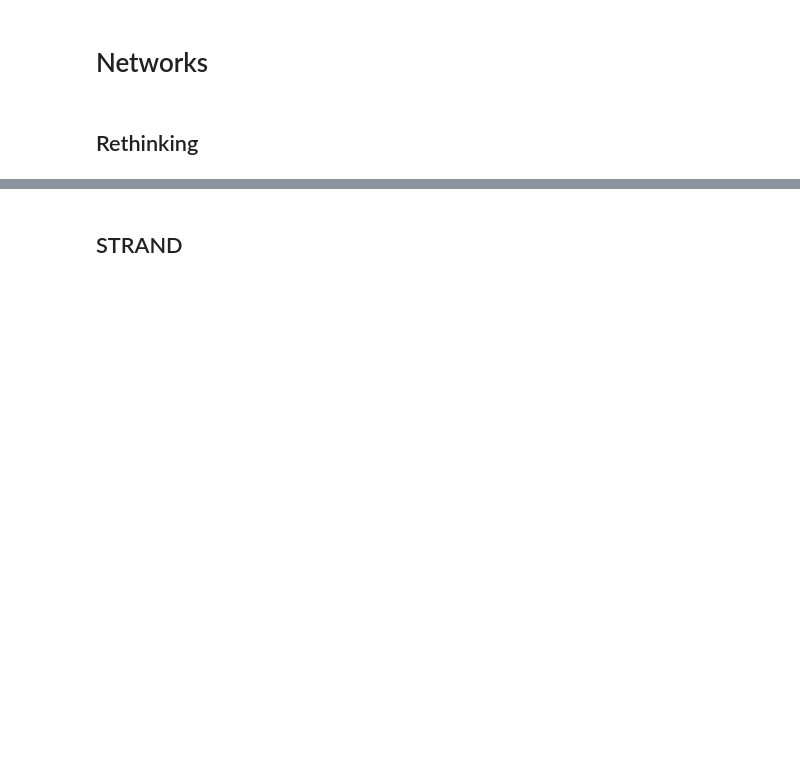
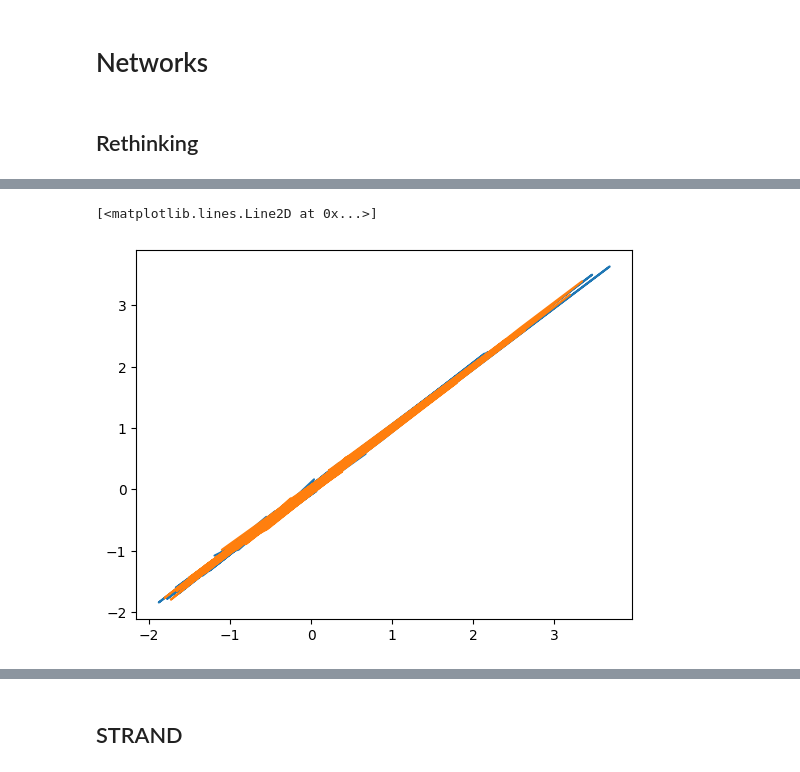
Before and after one commit to BGN-for-ASNA/BI, a Jupyter notebook: bi/honnor/honnor mode.ipynb, the cells around one changed output, grey strips where cells are left out. Cells and saved outputs as stored; diff of their text form; code cells hidden in the pictures; blank space fills up the shorter version.

```diff
--- a/bi/honnor/honnor mode.ipynb
+++ b/bi/honnor/honnor mode.ipynb
@@ -1203,7 +717,7 @@ Sigma = jnp.diag(sigmas) @ Rho @ jnp.diag(sigmas)
 
 N_cafes = 20
 seed = random.PRNGKey(5)  # used to replicate example
-vary_effects = sample.multivariatenormal(Mu, Sigma, sample_shape=(N_cafes,))
+vary_effects = bi.dist.multivariatenormal(Mu, Sigma, shape=(N_cafes,), sample = True)
 a_cafe = vary_effects[:, 0]
 b_cafe = vary_effects[:, 1]
 
@@ -1213,7 +727,7 @@ afternoon = jnp.tile(jnp.arange(2), N_visits * N_cafes // 2)
 cafe_id = jnp.repeat(jnp.arange(N_cafes), N_visits)
 mu = a_cafe[cafe_id] + b_cafe[cafe_id] * afternoon
 sigma = 0.5  # std dev within cafes
-wait = sample.normal(mu, sigma)
+wait = dist.normal(mu, sigma, sample = True)
 d = pd.DataFrame(dict(cafe=cafe_id, afternoon=afternoon, wait=wait))
 # %%
 # import data ------------------------------------------------
@@ -1471,10 +985,11 @@ from numpyro.diagnostics import effective_sample_size, print_summary
 from numpyro.infer import MCMC, NUTS, Predictive
 def model(N_households, N, did, hidA, hidB, giftsAB, giftsBA, link=False):
     # gr matrix of varying effects
-    Rho_gr = numpyro.sample("Rho_gr", dist.LKJ(2, 4))
-    sigma_gr = numpyro.sample("sigma_gr", dist.Exponential(1).expand([2]))
+    Rho_gr = dist.LKJ(2, 4, nanme = "Rho_gr")
+    sigma_gr = dist.Exponential(1, shape = [2], name = "sigma_gr")
     cov = jnp.outer(sigma_gr, sigma_gr) * Rho_gr
-    gr = numpyro.sample("gr", dist.MultivariateNormal(0, cov).expand([N_households]))
+    gr = bi.random_centered(sigma_gr, Rho_gr, )
+    numpyro.sample("gr", dist.MultivariateNormal(0, cov).expand([N_households]))
 
     # dyad effects
     z = numpyro.sample("z", dist.Normal(0, 1).expand([2, N]))
@@ -1589,34 +1104,35 @@ kl_data = dict(
     giftsAB=kl_dyads.giftsAB.values,
     giftsBA=kl_dyads.giftsBA.values,
 )
-m.data = kl_data
+m.data_on_model = kl_data
 
 def model(N_households, N, did, hidA, hidB, giftsAB, giftsBA, link=False):
     # gr matrix of varying effects
-    Rho_gr = lkj("Rho_gr", [], 2, 4)
-    sigma_gr = exponential("sigma_gr", [2], 1)
+    Rho_gr = dist.lkj(2, 4, name = "Rho_gr")
+    sigma_gr = dist.exponential( 1, shape = [2], name = "sigma_gr")
     cov = jnp.outer(sigma_gr, sigma_gr) * Rho_gr
-    gr = multivariatenormal("gr", [N_households], 0, cov)
+    gr = dist.multivariatenormal(0, cov, name = "gr", shape = [N_households])
 
     # dyad effects
-    z = normal("z",[2, N], 0, 1)
-    L_Rho_d = lkjcholesky("L_Rho_d",[], 2, 8)
-    sigma_d = exponential("sigma_d",[1], 1)
+    z = dist.normal(0, 1, name = 'z', shape = [2, N])
+    L_Rho_d = dist.lkjcholesky(2, 8, name = "L_Rho_d")
+    sigma_d = dist.exponential(1, name = "sigma_d", shape = [1])
     d = numpyro.deterministic(
         "d", ((jnp.repeat(sigma_d, 2)[..., None] * L_Rho_d) @ z).T
     )
 
-    a = normal('a', [1], 0, 1)
-    lambdaAB = jnp.exp(a + gr[hidA, 0] + gr[hidB, 1] + d[did, 0])
-    lambdaBA = jnp.exp(a + gr[hidB, 0] + gr[hidA, 1] + d[did, 1])
-    sample("giftsAB", Poisson(lambdaAB), obs=giftsAB)
-    sample("giftsBA", Poisson(lambdaBA), obs=giftsBA)
+    a = dist.normal(0, 1, name = 'a')
+    lambdaAB = jnp.exp(a + gr[hidA, 0] + gr[hidB, 1] + d[:, 0])
+    lambdaBA = jnp.exp(a + gr[hidB, 0] + gr[hidA, 1] + d[:, 1])
+    lk("giftsAB", Poisson(lambdaAB), obs=giftsAB)
+    lk("giftsBA", Poisson(lambdaBA), obs=giftsBA)
 
     # compute correlation matrix for dyads
     if link:
         numpyro.deterministic("Rho_d", L_Rho_d @ L_Rho_d.T)
 
 # Run sampler ------------------------------------------------
-
 m.run(model)
 m.sampler.print_summary(0.89)
+res = az.from_numpyro(m.sampler)
+res
@@ -1622,0 +1224,9 @@ m.sampler.print_summary(0.89)
+# %%
+plt.plot(jnp.mean(jnp.array(res['posterior']['d']), axis = 1)[0,:,0],
+         jnp.mean(jnp.array(res2['posterior']['dr_rf']), axis = 1)[0,:,0])
+
+plt.plot(jnp.mean(jnp.array(res['posterior']['d']), axis = 1)[0,:,1],
+         jnp.mean(jnp.array(res2['posterior']['dr_rf']), axis = 1)[0,:,1])
+# %% [output]
+[<matplotlib.lines.Line2D at 0x...>]
+[figure, added]
```
Also changed, not shown: parts of 127 cells of this notebook, 10 other files.
